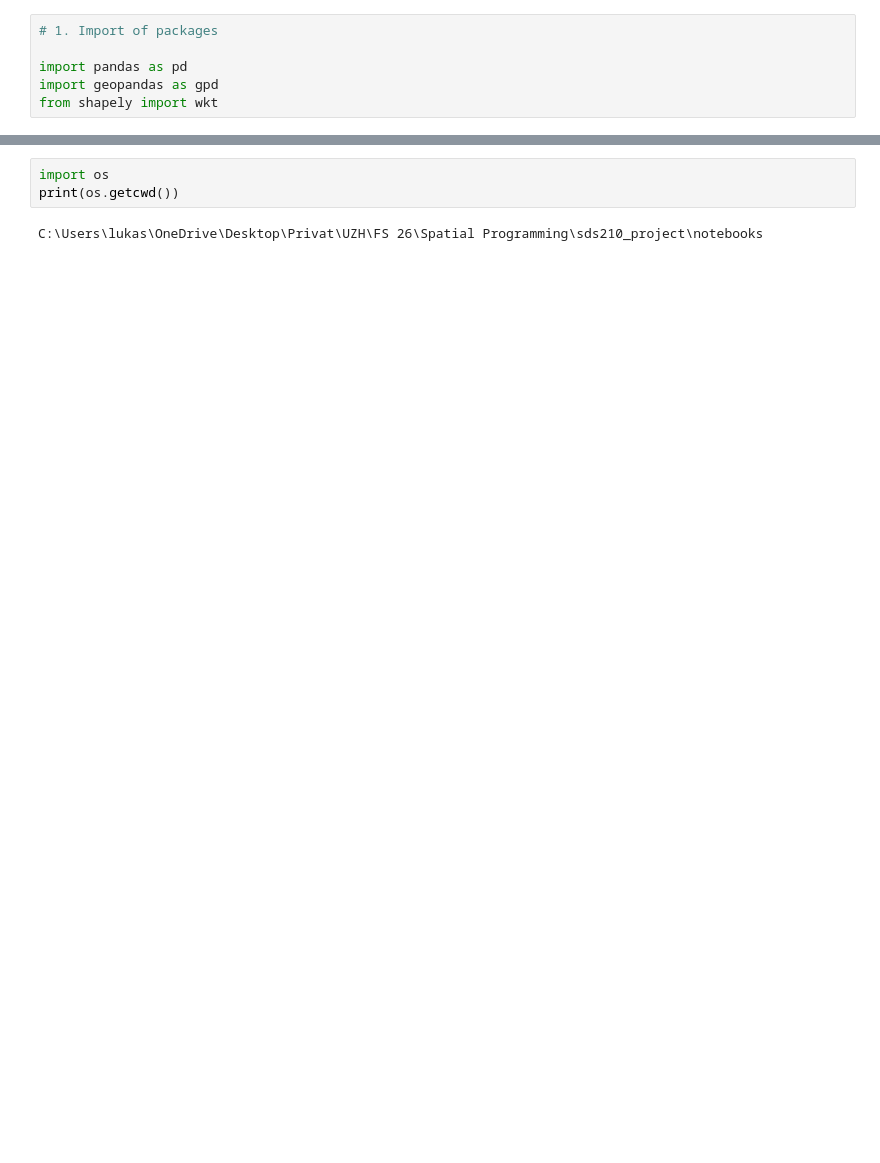
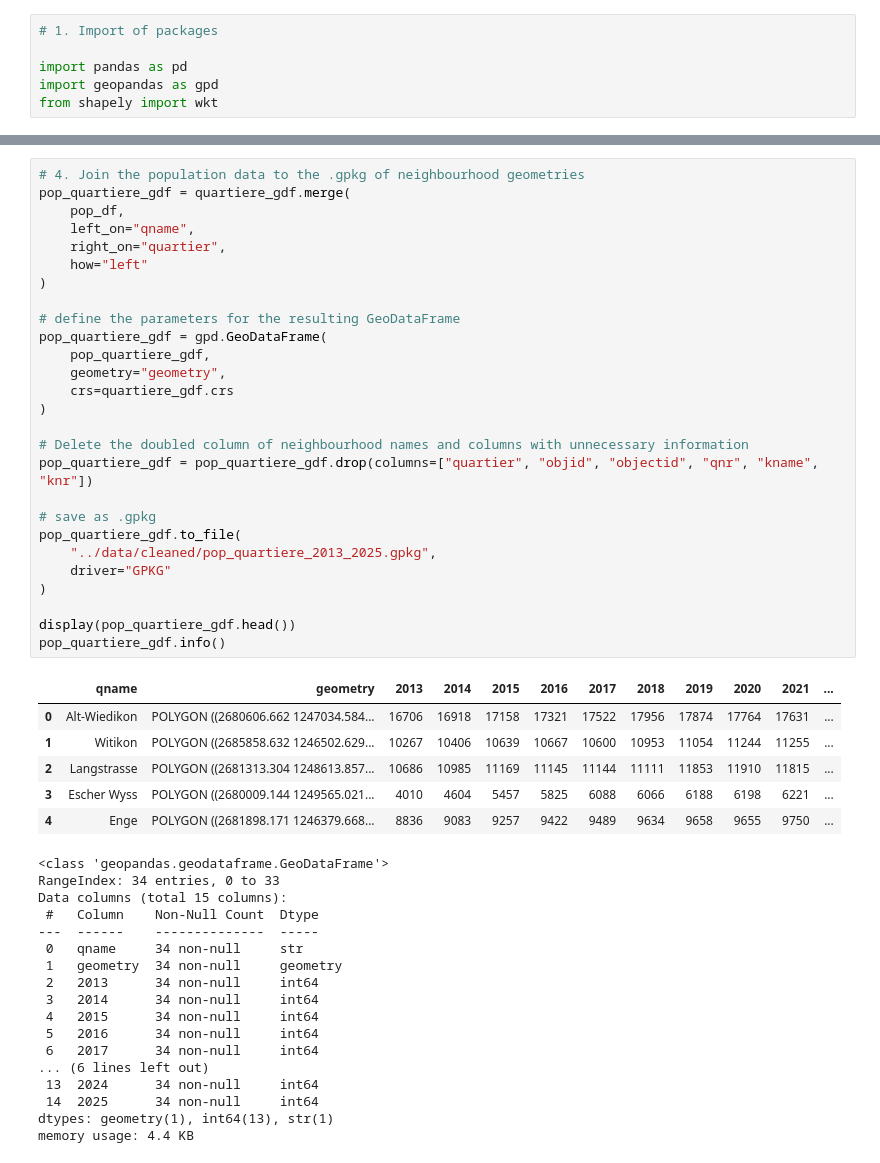
Before and after one commit to lukasgoetz-debug/sds210-project-lukas-goetz, a Jupyter notebook: notebooks/pop_data.ipynb, the cells around one changed output, grey strips where cells are left out. Drawn from its saved outputs; the diff is of its cells as text; blank space fills up the shorter version.

```diff
--- a/notebooks/pop_data.ipynb
+++ b/notebooks/pop_data.ipynb
@@ -98,5 +125,51 @@ memory usage: 4.1 KB
 # %%
-import os
-print(os.getcwd())
+# 4. Join the population data to the .gpkg of neighbourhood geometries
+pop_quartiere_gdf = quartiere_gdf.merge(
+    pop_df,
+    left_on="qname",
+    right_on="quartier",
+    how="left"
+)
+
+# define the parameters for the resulting GeoDataFrame
+pop_quartiere_gdf = gpd.GeoDataFrame(
+    pop_quartiere_gdf,
+    geometry="geometry",
+    crs=quartiere_gdf.crs
+)
+
+# Delete the doubled column of neighbourhood names and columns with unnecessary information
+pop_quartiere_gdf = pop_quartiere_gdf.drop(columns=["quartier", "objid", "objectid", "qnr", "kname", "knr"])
+
+# save as .gpkg
+pop_quartiere_gdf.to_file(
+    "../data/cleaned/pop_quartiere_2013_2025.gpkg",
+    driver="GPKG"
+)
+
+display(pop_quartiere_gdf.head())
+pop_quartiere_gdf.info()
 # %% [output]
+|  | qname | geometry | 2013 | 2014 | 2015 | 2016 | 2017 | 2018 | 2019 | 2020 | 2021 | ... |
+| 0 | Alt-Wiedikon | POLYGON ((2680606.662 1247034.584... | 16706 | 16918 | 17158 | 17321 | 17522 | 17956 | 17874 | 17764 | 17631 | ... |
+| 1 | Witikon | POLYGON ((2685858.632 1246502.629... | 10267 | 10406 | 10639 | 10667 | 10600 | 10953 | 11054 | 11244 | 11255 | ... |
+| 2 | Langstrasse | POLYGON ((2681313.304 1248613.857... | 10686 | 10985 | 11169 | 11145 | 11144 | 11111 | 11853 | 11910 | 11815 | ... |
+| 3 | Escher Wyss | POLYGON ((2680009.144 1249565.021... | 4010 | 4604 | 5457 | 5825 | 6088 | 6066 | 6188 | 6198 | 6221 | ... |
+| 4 | Enge | POLYGON ((2681898.171 1246379.668... | 8836 | 9083 | 9257 | 9422 | 9489 | 9634 | 9658 | 9655 | 9750 | ... |
-C:\Users\lukas\OneDrive\Desktop\Privat\UZH\FS 26\Spatial Programming\sds210_project\notebooks
+<class 'geopandas.geodataframe.GeoDataFrame'>
+RangeIndex: 34 entries, 0 to 33
+Data columns (total 15 columns):
+ #   Column    Non-Null Count  Dtype
+---  ------    --------------  -----
+ 0   qname     34 non-null     str
+ 1   geometry  34 non-null     geometry
+ 2   2013      34 non-null     int64
+ 3   2014      34 non-null     int64
+ 4   2015      34 non-null     int64
+ 5   2016      34 non-null     int64
+ 6   2017      34 non-null     int64
+... (6 lines left out)
+ 13  2024      34 non-null     int64
+ 14  2025      34 non-null     int64
+dtypes: geometry(1), int64(13), str(1)
+memory usage: 4.4 KB
```
Also changed, not shown: parts of 2 cells of this notebook, 2 other files.
